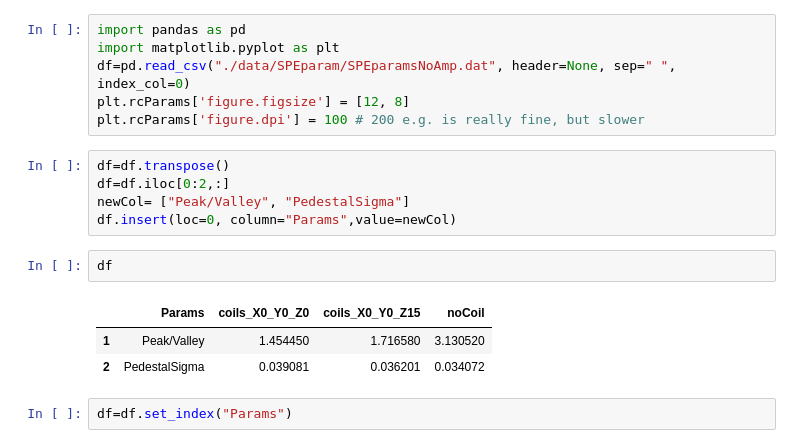
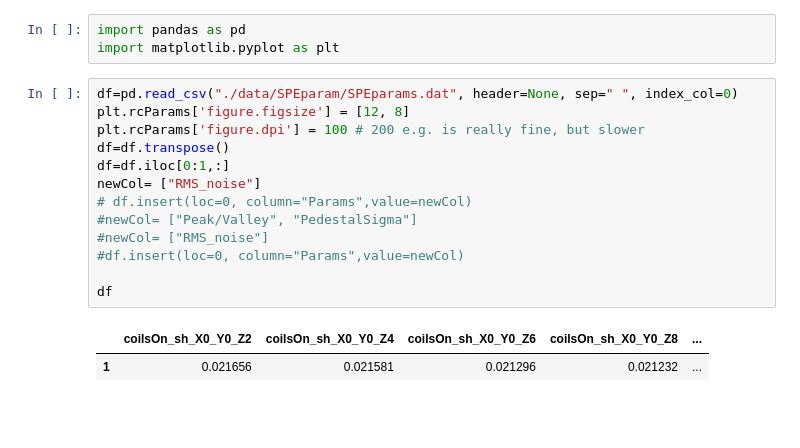
Before and after one commit to alinegt/proyectitosWChava, a Jupyter notebook: SPE/PlotParams.ipynb, the cells around one changed output. Cells and saved outputs as stored; diff of their text form; blank space fills up the shorter version.

```diff
--- a/SPE/PlotParams.ipynb
+++ b/SPE/PlotParams.ipynb
@@ -1,20 +1,20 @@
+# %%
+import pandas as pd
+import matplotlib.pyplot as plt
 # %%
-import pandas as pd
-import matplotlib.pyplot as plt
-df=pd.read_csv("./data/SPEparam/SPEparamsNoAmp.dat", header=None, sep=" ", index_col=0)
+df=pd.read_csv("./data/SPEparam/SPEparams.dat", header=None, sep=" ", index_col=0)
 plt.rcParams['figure.figsize'] = [12, 8]
 plt.rcParams['figure.dpi'] = 100 # 200 e.g. is really fine, but slower
+df=df.transpose()
+df=df.iloc[0:1,:]
+newCol= ["RMS_noise"]
+# df.insert(loc=0, column="Params",value=newCol)
+#newCol= ["Peak/Valley", "PedestalSigma"]
+#newCol= ["RMS_noise"]
+#df.insert(loc=0, column="Params",value=newCol)
+
+df
+# %% [output]
+|  | coilsOn_sh_X0_Y0_Z2 | coilsOn_sh_X0_Y0_Z4 | coilsOn_sh_X0_Y0_Z6 | coilsOn_sh_X0_Y0_Z8 | ... |
+| 1 | 0.021656 | 0.021581 | 0.021296 | 0.021232 | ... |
-# %%
-df=df.transpose()
-df=df.iloc[0:2,:]
-newCol= ["Peak/Valley", "PedestalSigma"]
-df.insert(loc=0, column="Params",value=newCol)
-# %%
-df
-# %% [output]
-|  | Params | coils_X0_Y0_Z0 | coils_X0_Y0_Z15 | noCoil |
-| 1 | Peak/Valley | 1.454450 | 1.716580 | 3.130520 |
-| 2 | PedestalSigma | 0.039081 | 0.036201 | 0.034072 |
-# %%
-df=df.set_index("Params")
 # %%
```
Also changed, not shown: parts of 2 cells of this notebook.
